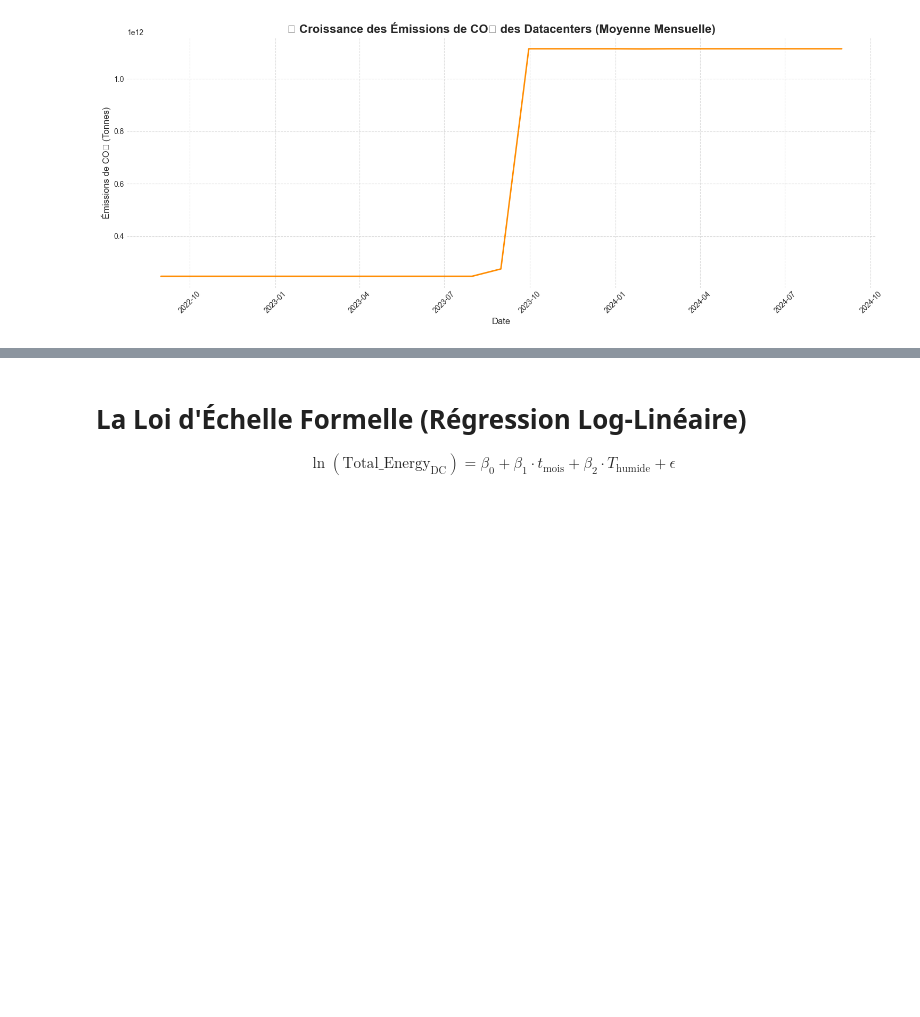
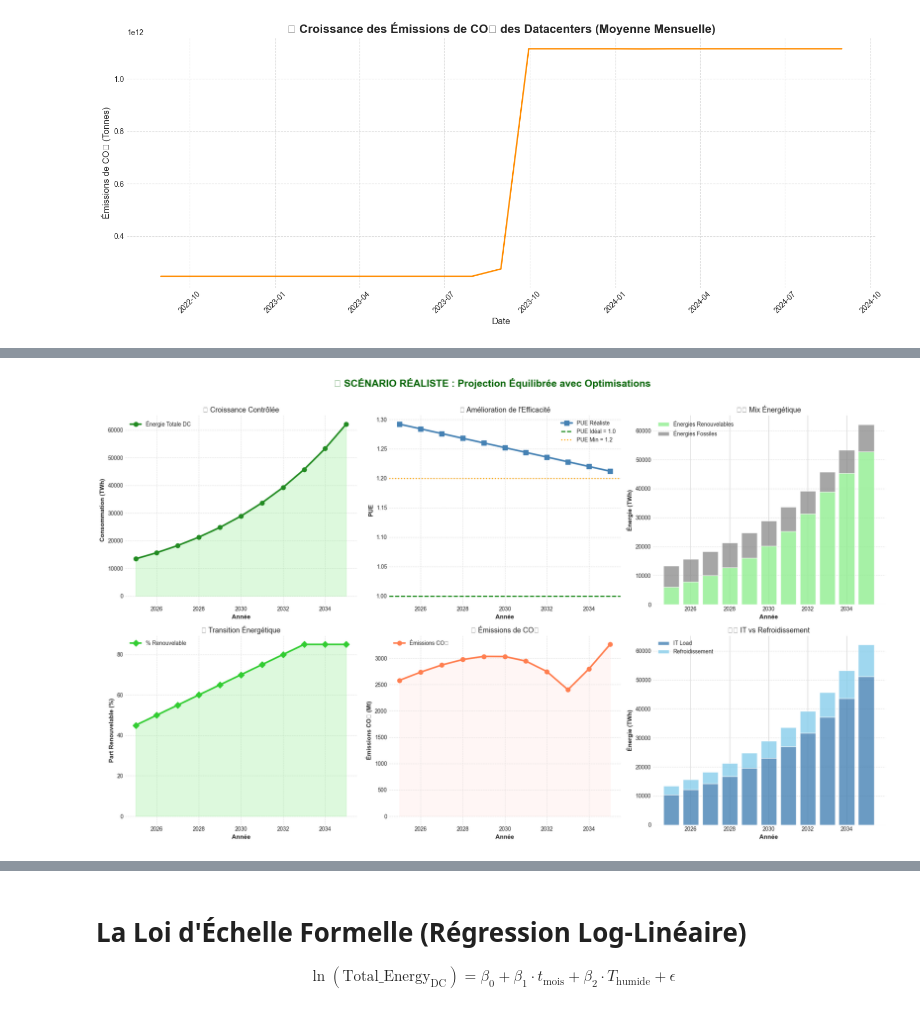
Before and after one commit to mohamedAhmedvall/EnergyWall, a Jupyter notebook: notebooks/exploration_data_daeaAI.ipynb, the cells around one changed output, grey strips where cells are left out. Saved outputs shown, nothing was run; the diff lists cells and outputs as text; code cells hidden in the pictures; blank space fills up the shorter version.

```diff
--- a/notebooks/exploration_data_daeaAI.ipynb
+++ b/notebooks/exploration_data_daeaAI.ipynb
@@ -1026,0 +1536,89 @@ plt.show()
+# %%
+# ============================================================
+# VISUALISATION : Scénario Réaliste
+# ============================================================
+
+fig, axes = plt.subplots(2, 3, figsize=(20, 12))
+fig.suptitle('🟢 SCÉNARIO RÉALISTE : Projection Équilibrée avec Optimisations',
+             fontsize=18, fontweight='bold', color='darkgreen')
+
+# --- Graphique 1 : Croissance de l'énergie ---
+ax1 = axes[0, 0]
+ax1.plot(df_projection_realiste['Annee'], df_projection_realiste['Energie_Totale_DC_TWh'],
+         marker='o', linewidth=3, markersize=8, color='forestgreen', label='Énergie Totale DC')
+ax1.fill_between(df_projection_realiste['Annee'], 0, df_projection_realiste['Energie_Totale_DC_TWh'],
+                 alpha=0.3, color='lightgreen')
+ax1.set_xlabel('Année', fontsize=11, fontweight='bold')
+ax1.set_ylabel('Consommation (TWh)', fontsize=11, fontweight='bold')
+ax1.set_title('📈 Croissance Contrôlée', fontsize=13)
+ax1.grid(True, linestyle='--', alpha=0.6)
+ax1.legend(fontsize=10)
+
+# --- Graphique 2 : Évolution du PUE ---
+ax2 = axes[0, 1]
+ax2.plot(df_projection_realiste['Annee'], df_projection_realiste['PUE'],
+         marker='s', linewidth=3, markersize=8, color='steelblue', label='PUE Réaliste')
+ax2.axhline(y=1.0, color='green', linestyle='--', linewidth=2, label='PUE Idéal = 1.0')
+ax2.axhline(y=PUE_MIN, color='orange', linestyle=':', linewidth=2, label=f'PUE Min = {PUE_MIN}')
+ax2.set_xlabel('Année', fontsize=11, fontweight='bold')
+ax2.set_ylabel('PUE', fontsize=11, fontweight='bold')
+ax2.set_title('⚡ Amélioration de l\'Efficacité', fontsize=13)
+ax2.grid(True, linestyle='--', alpha=0.6)
+ax2.legend(fontsize=10)
+
+# --- Graphique 3 : Mix énergétique ---
+ax3 = axes[0, 2]
+ax3.bar(df_projection_realiste['Annee'], df_projection_realiste['Energie_Renouvelable_TWh'],
+        label='Énergies Renouvelables', color='lightgreen', alpha=0.8)
+ax3.bar(df_projection_realiste['Annee'], df_projection_realiste['Energie_Fossile_TWh'],
+        bottom=df_projection_realiste['Energie_Renouvelable_TWh'],
+        label='Énergies Fossiles', color='gray', alpha=0.7)
+ax3.set_xlabel('Année', fontsize=11, fontweight='bold')
+ax3.set_ylabel('Énergie (TWh)', fontsize=11, fontweight='bold')
+ax3.set_title('♻️ Mix Énergétique', fontsize=13)
+ax3.legend(fontsize=10)
+ax3.grid(True, axis='y', linestyle='--', alpha=0.6)
+
+# --- Graphique 4 : Part des énergies renouvelables ---
+ax4 = axes[1, 0]
+ax4.plot(df_projection_realiste['Annee'], df_projection_realiste['Part_Renouvelable'],
+         marker='D', linewidth=3, markersize=8, color='limegreen', label='% Renouvelable')
+ax4.fill_between(df_projection_realiste['Annee'], 0, df_projection_realiste['Part_Renouvelable'],
+                 alpha=0.3, color='lightgreen')
+ax4.set_xlabel('Année', fontsize=11, fontweight='bold')
+ax4.set_ylabel('Part Renouvelable (%)', fontsize=11, fontweight='bold')
+ax4.set_title('🌱 Transition Énergétique', fontsize=13)
+ax4.grid(True, linestyle='--', alpha=0.6)
+ax4.legend(fontsize=10)
+
+# --- Graphique 5 : Émissions CO2 ---
+ax5 = axes[1, 1]
+ax5.plot(df_projection_realiste['Annee'], df_projection_realiste['Emissions_CO2_Mt'],
+         marker='o', linewidth=3, markersize=8, color='coral', label='Émissions CO₂')
+ax5.fill_between(df_projection_realiste['Annee'], 0, df_projection_realiste['Emissions_CO2_Mt'],
+                 alpha=0.3, color='mistyrose')
+ax5.set_xlabel('Année', fontsize=11, fontweight='bold')
+ax5.set_ylabel('Émissions CO₂ (Mt)', fontsize=11, fontweight='bold')
+ax5.set_title('💨 Émissions de CO₂', fontsize=13)
+ax5.grid(True, linestyle='--', alpha=0.6)
+ax5.legend(fontsize=10)
+
+# --- Graphique 6 : Décomposition IT vs Refroidissement ---
+ax6 = axes[1, 2]
+ax6.bar(df_projection_realiste['Annee'], df_projection_realiste['EDC_TWh'],
+        label='IT Load', color='steelblue', alpha=0.8)
+ax6.bar(df_projection_realiste['Annee'], df_projection_realiste['Energie_Refroidissement_TWh'],
+        bottom=df_projection_realiste['EDC_TWh'],
+        label='Refroidissement', color='skyblue', alpha=0.8)
+ax6.set_xlabel('Année', fontsize=11, fontweight='bold')
+ax6.set_ylabel('Énergie (TWh)', fontsize=11, fontweight='bold')
+ax6.set_title('❄️ IT vs Refroidissement', fontsize=13)
+ax6.legend(fontsize=10)
+ax6.grid(True, axis='y', linestyle='--', alpha=0.6)
+
+plt.tight_layout(rect=[0, 0, 1, 0.97])
+plt.show()
+
+print("\n✅ Visualisations du scénario réaliste générées!")
+# %% [output]
+[figure, added]
```
Also changed, not shown: parts of 26 cells of this notebook.
